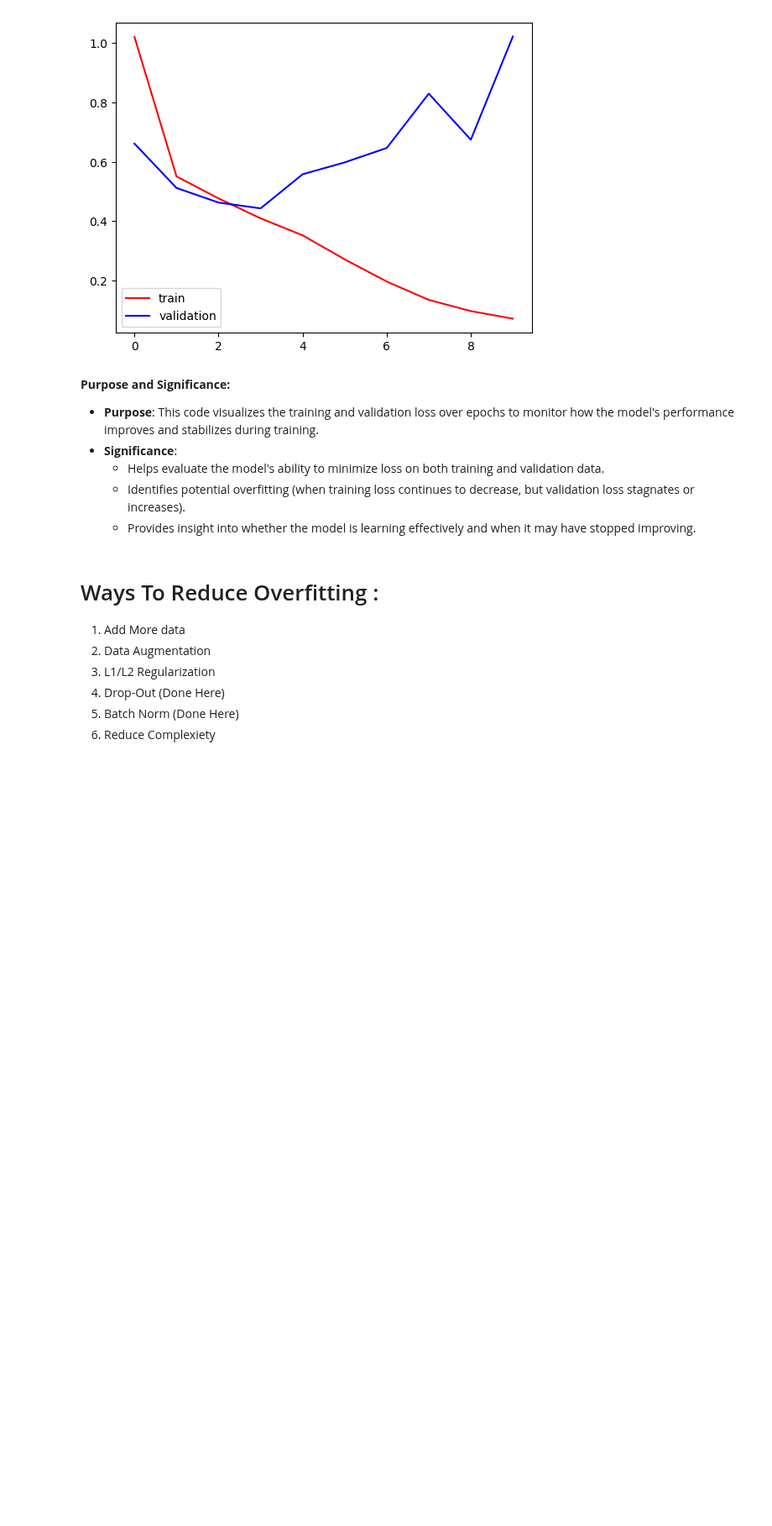
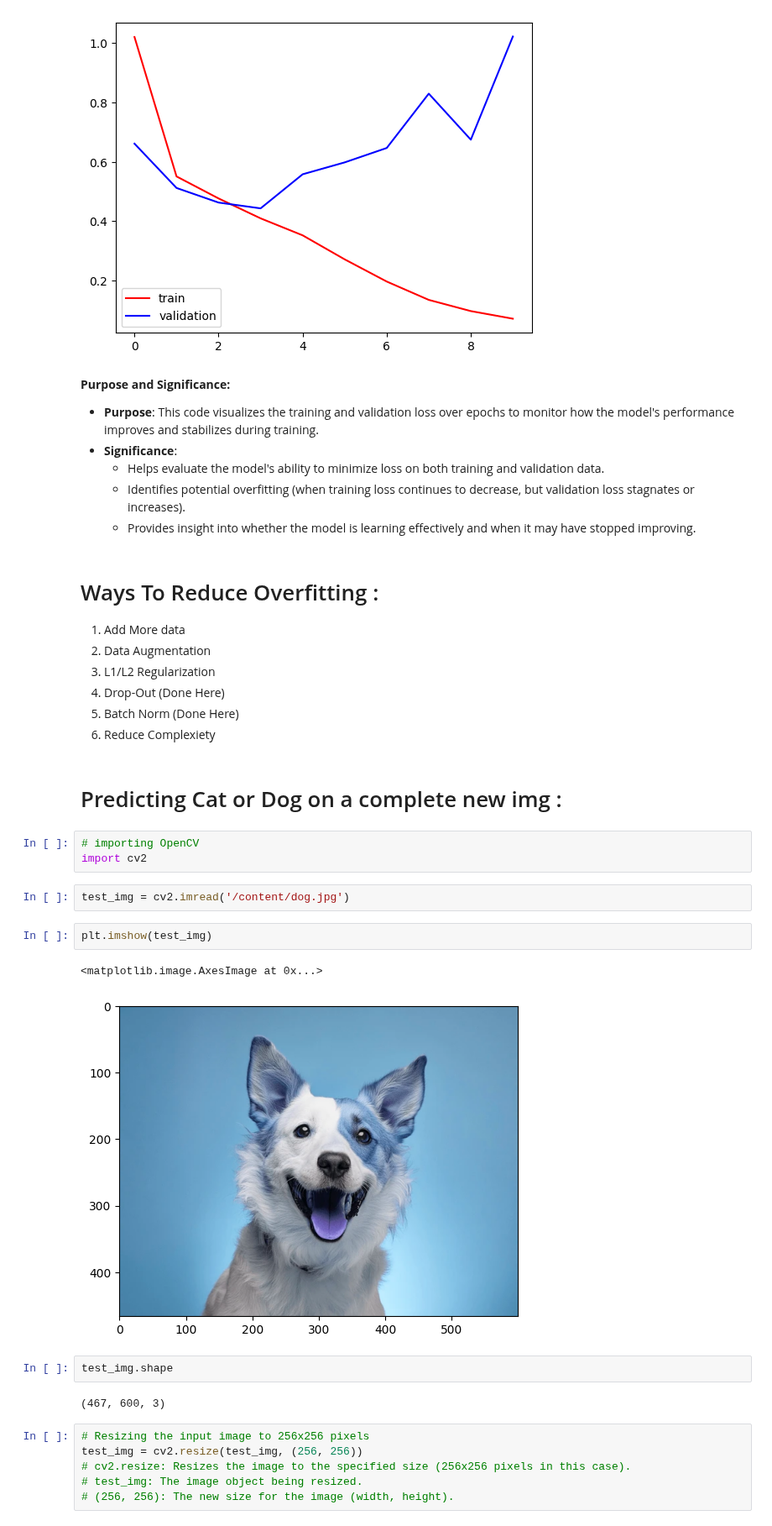
Before and after one commit to alvi-uiu/MyDeepLearningNotebook-, a Jupyter notebook: Day 49 : Cat vs Dog Classification By CNN [Step By Step]/Cats_vs_Dogs_Classification_By_CNN_[Step_By_Step].ipynb, the cells around one changed output. Shown at 84% size. Cells and saved outputs as stored; diff of their text form; blank space fills up the shorter version.

```diff
--- a/Day 49 : Cat vs Dog Classification By CNN [Step By Step]/Cats_vs_Dogs_Classification_By_CNN_[Step_By_Step].ipynb
+++ b/Day 49 : Cat vs Dog Classification By CNN [Step By Step]/Cats_vs_Dogs_Classification_By_CNN_[Step_By_Step].ipynb
@@ -288,3 +288,25 @@ plt.show()
  4. Drop-Out (Done Here)
  5. Batch Norm (Done Here)
  6. Reduce Complexiety
+# %% [markdown]
+# Predicting Cat or Dog on a complete new img :
+# %%
+# importing OpenCV
+import cv2
+# %%
+test_img = cv2.imread('/content/dog.jpg')
+# %%
+plt.imshow(test_img)
+# %% [output]
+<matplotlib.image.AxesImage at 0x...>
+[figure, added]
+# %%
+test_img.shape
+# %% [output]
+(467, 600, 3)
+# %%
+# Resizing the input image to 256x256 pixels
+test_img = cv2.resize(test_img, (256, 256))
+# cv2.resize: Resizes the image to the specified size (256x256 pixels in this case).
+# test_img: The image object being resized.
+# (256, 256): The new size for the image (width, height).
```
Also changed, not shown: parts of 2 cells of this notebook.
